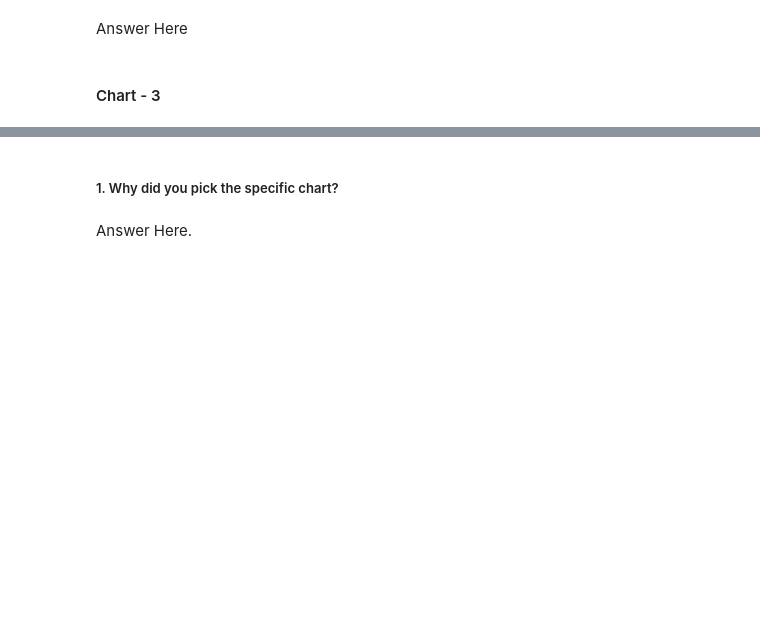
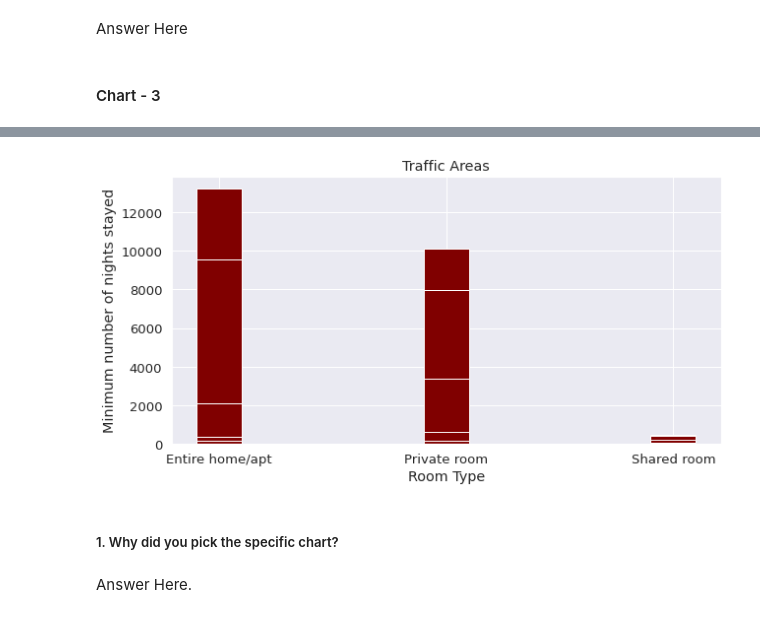
Before and after one commit to p0shivhare/Airbnb-Booking-Analysis, a Jupyter notebook: Airbnb_Booking_Analysis.ipynb, the cells around one changed output, grey strips where cells are left out. Saved outputs shown, nothing was run; the diff lists cells and outputs as text; code cells hidden in the pictures; blank space fills up the shorter version.

```diff
--- a/Airbnb_Booking_Analysis.ipynb
+++ b/Airbnb_Booking_Analysis.ipynb
@@ -421,0 +513,4 @@ Answer Here
+# %%
+traffic_areas = df.groupby(['neighbourhood_group','room_type'])['minimum_nights'].count().reset_index()
+traffic_areas = traffic_areas.sort_values(by='minimum_nights', ascending=False)
+traffic_areas
@@ -422,3 +534,19 @@ Answer Here
+# %%
+room_type = traffic_areas['room_type']
+stayed = traffic_areas['minimum_nights']
+
+fig = plt.figure(figsize = (10, 5))
+
+# creating the bar plot
+plt.bar(room_type, stayed, color ='maroon',
+        width = 0.2)
+
+plt.xlabel("Room Type")
+plt.ylabel("Minimum number of nights stayed")
+plt.title("Traffic Areas")
+plt.show()
+# %% [output]
+[figure, added]
 # %% [markdown]
 ##### 1. Why did you pick the specific chart?
 # %% [markdown]
```
Also changed, not shown: parts of 38 cells of this notebook.
